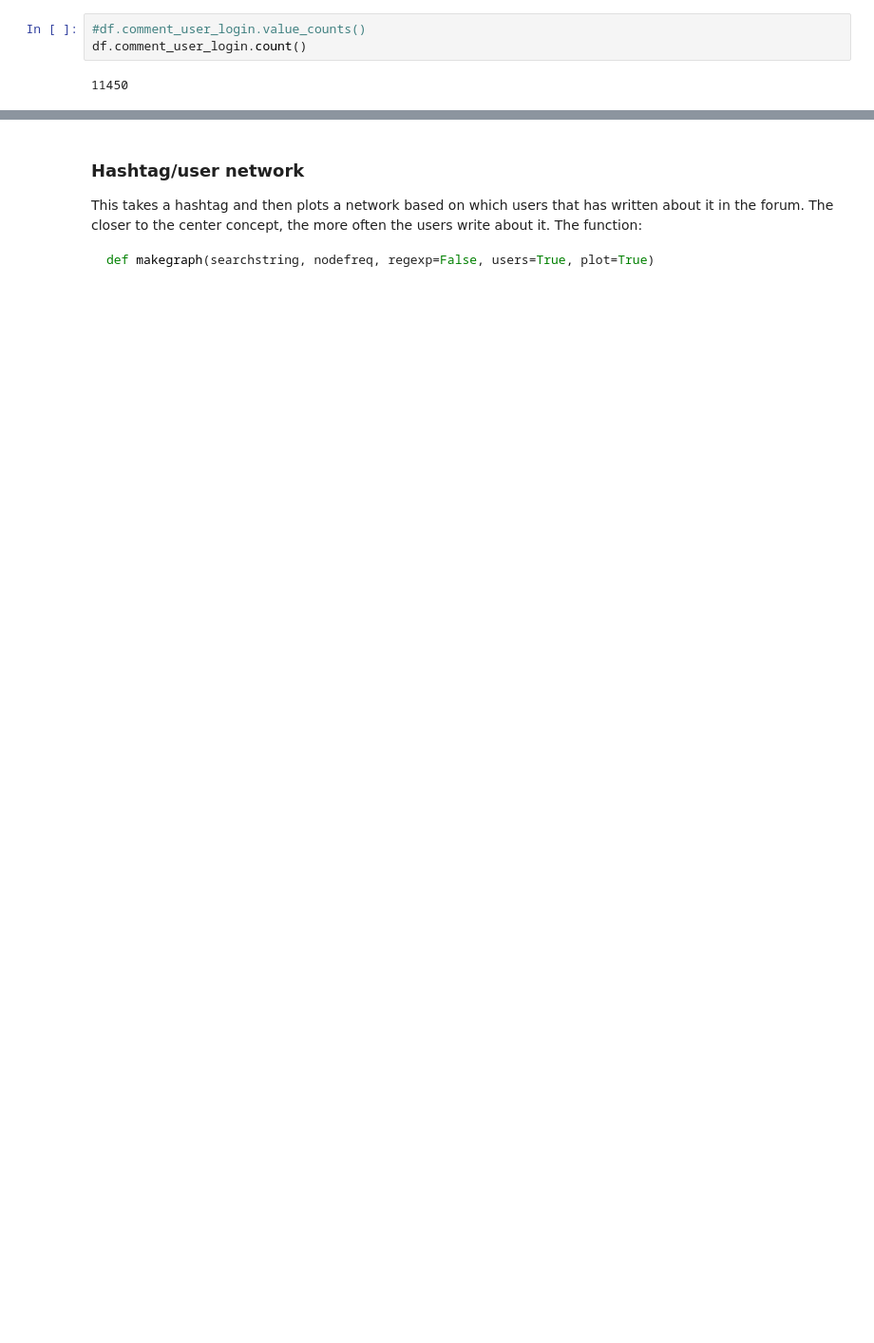
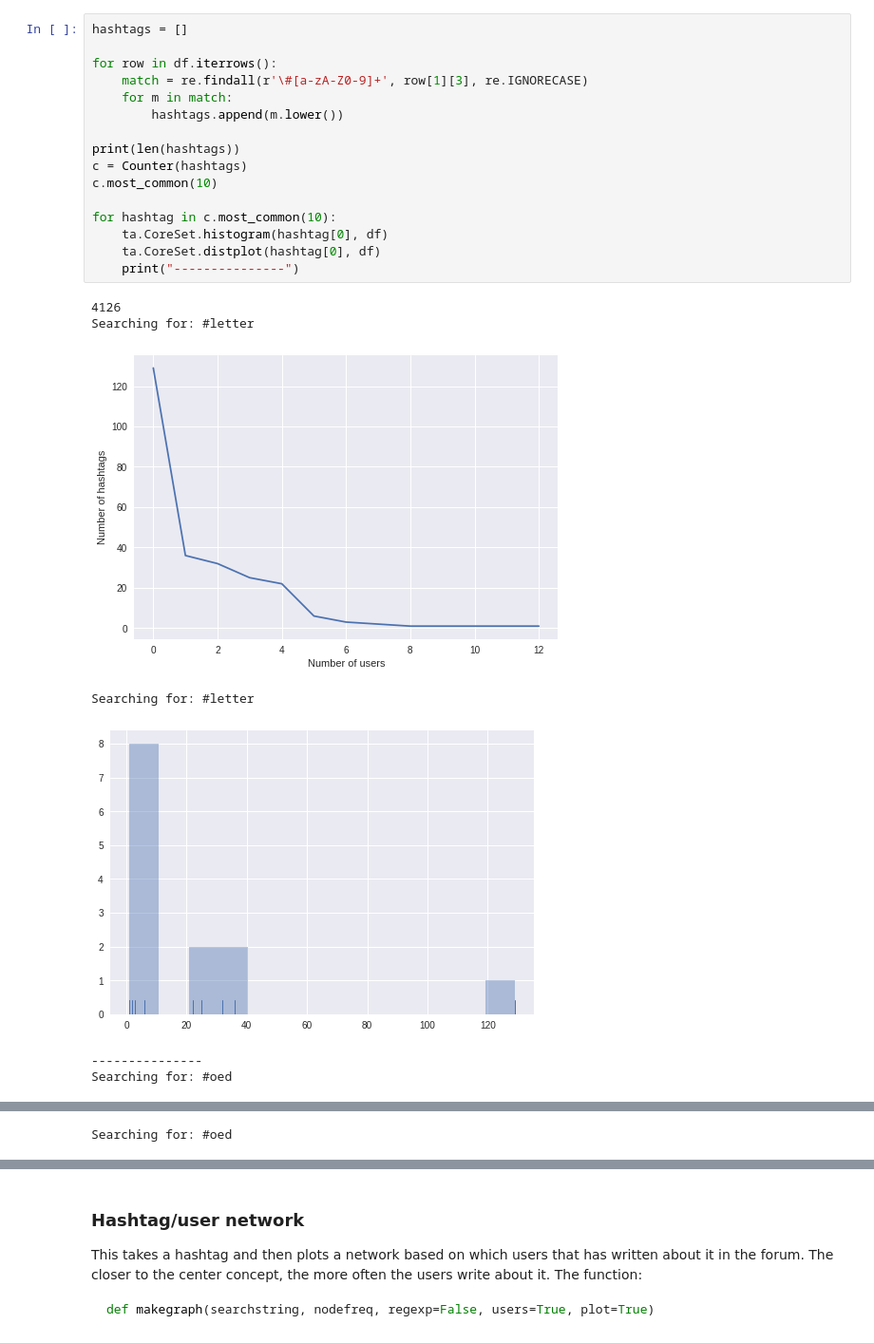
Before and after one commit to christopherkullenberg/talk-analyzer, a Jupyter notebook: shakespeareHashtagAnalyzer.ipynb, the cells around one changed output, grey strips where cells are left out. Shown: that part at 95% size. Saved outputs shown, nothing was run; the diff lists cells and outputs as text; blank space fills up the shorter version.

```diff
--- a/shakespeareHashtagAnalyzer.ipynb
+++ b/shakespeareHashtagAnalyzer.ipynb
@@ -23,8 +24,27 @@ df.head()
 | 2 | Ask us about specific manuscripts... | 195 | Questions for the research team | There are only a few documents di... | 2015-11-14 00:41:28.637 | NaN | ... |
 | 3 | General comment threads about ind... | 192 | Notes | Nothing on here? | 2015-11-27 10:39:56.197 | 1167235.0 | ... |
 | 4 | General comment threads about ind... | 192 | Notes | No text or image. | 2015-11-27 10:42:46.044 | 1169357.0 | ... |
-# %%
-#df.comment_user_login.value_counts()
-df.comment_user_login.count()
-# %% [output]
-11450
+# %%
+hashtags = []
+
+for row in df.iterrows():
+    match = re.findall(r'\#[a-zA-Z0-9]+', row[1][3], re.IGNORECASE)
+    for m in match:
+        hashtags.append(m.lower())
+
+print(len(hashtags))
+c = Counter(hashtags)
+c.most_common(10)
+
+for hashtag in c.most_common(10):
+    ta.CoreSet.histogram(hashtag[0], df)
+    ta.CoreSet.distplot(hashtag[0], df)
+    print("---------------")
+# %% [output]
+4126
+Searching for: #letter
+[figure, added]
+Searching for: #letter
+[figure, added]
+---------------
+Searching for: #oed
@@ -30,0 +52 @@ df.comment_user_login.count()
+Searching for: #oed
```
Also changed, not shown: parts of 8 cells of this notebook, 3 other files.
